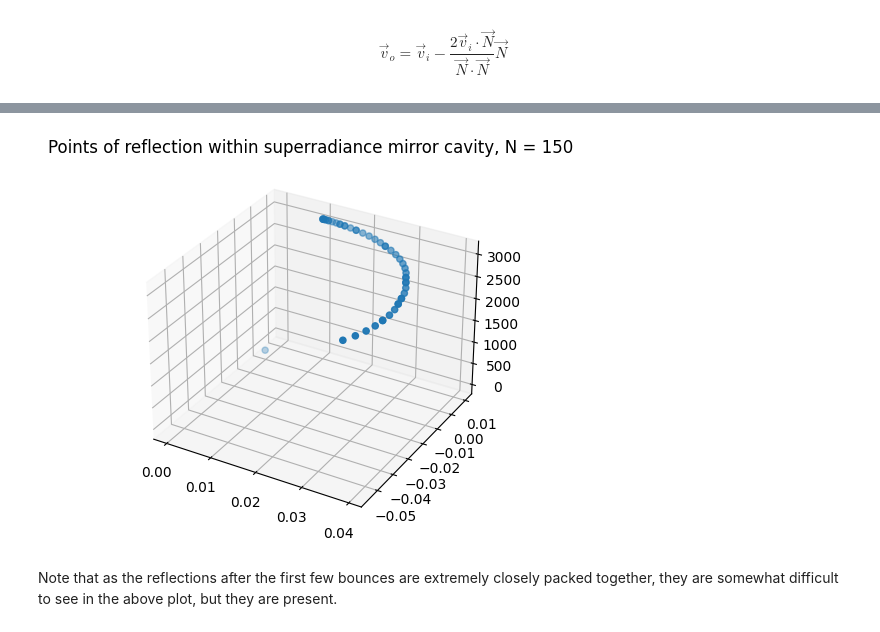
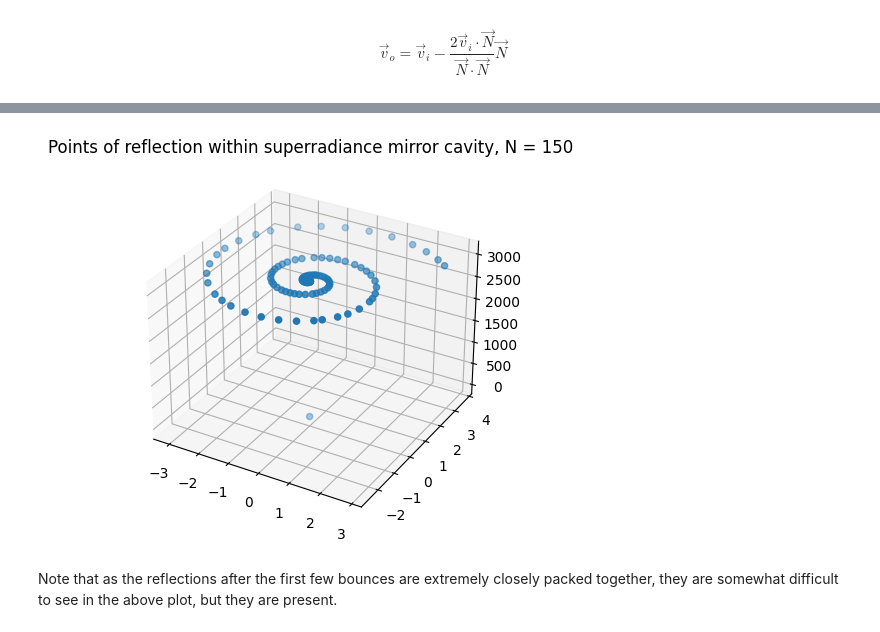
Before and after one commit to elaraproject/elara-bh, a Jupyter notebook: reactor-simulation.ipynb, the cells around one changed output, grey strips where cells are left out. Drawn from its saved outputs; the diff is of its cells as text; code cells hidden in the pictures.

```diff
--- a/reactor-simulation.ipynb
+++ b/reactor-simulation.ipynb
@@ -279,23 +279,23 @@ Found point on surface
 # %%
 x_sol = np.array(path)
 
 t = x_sol[:,0]
 r = x_sol[:,1]
 theta = x_sol[:,2]
 phi = x_sol[:,3]
 
 x = r * np.sin(theta) * np.cos(phi)
 y = r * np.sin(theta) * np.sin(phi)
 z = r * np.cos(theta)
 
 fig = plt.figure()
 ax = plt.axes(projection="3d")
 
-ax.scatter(x[:50], y[:50], z[:50]) # only show 30 or it's too much to fit on one graph
+ax.scatter(x[::5], y[::5], z[::5]) # only show 30 or it's too much to fit on one graph
 ax.set_title("Points of reflection within superradiance mirror cavity, N = 150")
 plt.show()
 # %% [output]
-[figure, old version]
+[figure, new version]
 # %% [markdown]
 Note that as the reflections after the first few bounces are extremely closely packed together, they are somewhat difficult to see in the above plot, but they are present.
 # %% [markdown]
```
Also changed, not shown: parts of 1 cell of this notebook.
